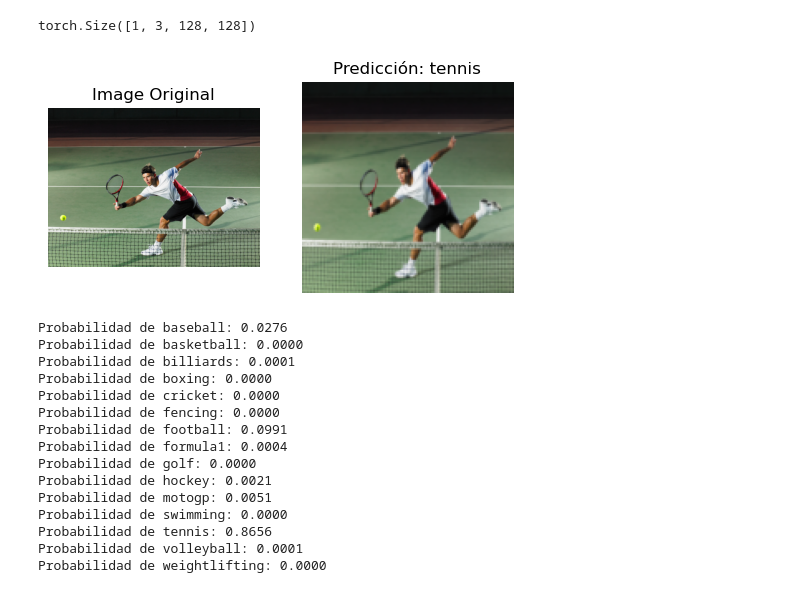
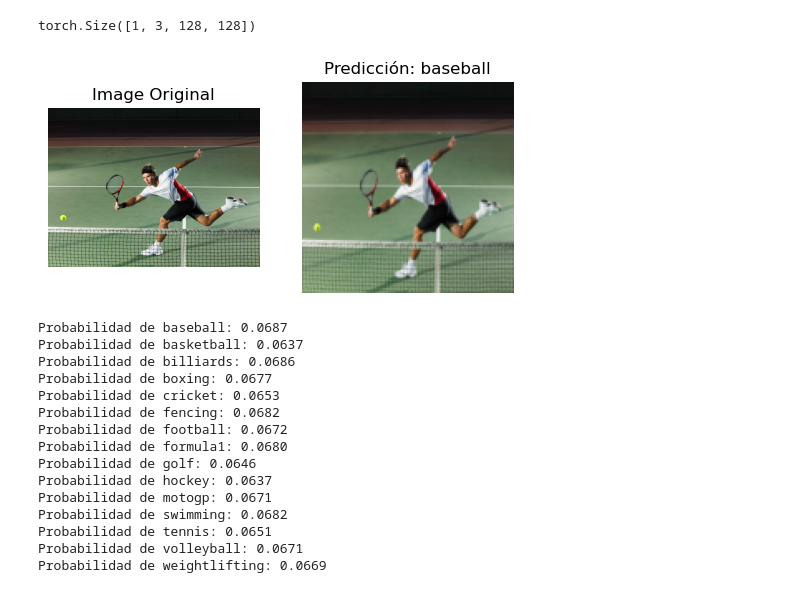
Before and after one commit to marcanii/SIS421---2-23, a Jupyter notebook: Evaluations/DefensaLab/01_clasificacion_frontscratsh.ipynb, the cells around one changed output. Saved outputs shown, nothing was run; the diff lists cells and outputs as text; code cells hidden in the pictures.

Commit message:
incorporando bloques de SENet (no mejoro, empeoro drasticamente)

```diff
--- a/Evaluations/DefensaLab/01_clasificacion_frontscratsh.ipynb
+++ b/Evaluations/DefensaLab/01_clasificacion_frontscratsh.ipynb
@@ -182,6 +199,44 @@ class BasicBlock(nn.Module):
         out = self.relu(out) # Aplicar la función de activación
         # La salida de la capa convolucional es la entrada de la siguiente capa convolucional
         return out
+
+class BasicBlockWithSE(nn.Module):
+    expansion = 1
+    def __init__(self, in_channels, out_channels, stride=1, reduction=16):
+        super(BasicBlockWithSE, self).__init__()
+        self.conv1 = nn.Conv2d(in_channels, out_channels, kernel_size=3, stride=stride, padding=1, bias=False)
+        self.bn1 = nn.BatchNorm2d(out_channels)
+        self.relu = nn.ReLU(inplace=True)
+        self.conv2 = nn.Conv2d(out_channels, out_channels, kernel_size=3, stride=1, padding=1, bias=False)
+        self.bn2 = nn.BatchNorm2d(out_channels)
+        self.se = SEBlock(out_channels * self.expansion, reduction=reduction)  # Agregar el bloque SENet
+
+        self.downsample = None
+        if stride != 1 or in_channels != out_channels * self.expansion:
+            self.downsample = nn.Sequential(
+                nn.Conv2d(in_channels, out_channels * self.expansion, kernel_size=1, stride=stride, bias=False),
+                nn.BatchNorm2d(out_channels * self.expansion)
+            )
+
+    def forward(self, x):
+        identity = x
+
+        out = self.conv1(x)
+        out = self.bn1(out)
+        out = self.relu(out)
+
+        out = self.conv2(out)
+        out = self.bn2(out)
+
+        # Aplicar el bloque SENet
+        out = self.se(out)
+
+        if self.downsample is not None:
+            identity = self.downsample(x)
+
+        out += identity
+        out = self.relu(out)
+        return out
 # %% [markdown]
 #### Modelo Principal
 
@@ -189,7 +244,7 @@ El modelo principal se encarga de realizar la clasificación de las imagenes, pa
 # %%
 # Definir la arquitectura de la red neuronal principal (ResNet)
 class Model_frontscratsh(nn.Module):
-    def __init__(self, block=BasicBlock, layers=[2, 2, 2, 2], num_classes=15):
+    def __init__(self, block=BasicBlockWithSE, layers=[2, 2, 2, 2], num_classes=15):
         super(Model_frontscratsh, self).__init__()
         self.in_channels = 64 # Número de canales de entrada
         # Capa convolucional inicial (7x7) con stride=2 y padding=3 para reducir el tamaño de la imagen
@@ -224,8 +279,10 @@ class Model_frontscratsh(nn.Module):
         x = self.bn1(x) # Aplicar la normalización por lotes
         x = self.relu(x) # Aplicar la función de activación
         x = self.maxpool(x) # Aplicar la capa de maxpooling
+        #print("dimension antes de la primera capa: ",x.shape)
 
         x = self.layer1(x) # Aplicar la capa residual 1
+        #print("dimension antes de la segunda capa: ",x.shape)
         x = self.layer2(x) # Aplicar la capa residual 2
         x = self.layer3(x) # Aplicar la capa residual 3
         x = self.layer4(x) # Aplicar la capa residual 4
@@ -382,48 +447,48 @@ torch.Size([1, 3, 128, 128])
 # %%
 # cargamos el modelo
 model = Model_frontscratsh()
-model.load_state_dict(torch.load('models/model_frontscratsh_v01_00.pth'))
+model.load_state_dict(torch.load('models/model_frontscratsh_v01_10.pth'))
 model.eval()
 
 with torch.no_grad():
     output = model(imagen_transformada)
 
 # Obtén las probabilidades de salida del modelo utilizando softmax
 probabilidades = torch.nn.functional.softmax(output, dim=1)[0]
 # Obtén la clase predicha
 _, clase_predicha = torch.max(probabilidades, 0)
 # Mapea el índice de la clase predicha al nombre de la clase
 classes = ('baseball', 'basketball', 'billiards', 'boxing', 'cricket', 'fencing', 'football', 'formula1',
                         'golf', 'hockey', 'motogp', 'swimming', 'tennis', 'volleyball', 'weightlifting')
 nombre_clase_predicha = classes[clase_predicha.item()]
 
 # Muestra la imagen con la clase predicha y la imagen original
 fig, (ax1, ax2) = plt.subplots(figsize=(6,9), ncols=2)
 ax1.imshow(img_orignal)
 ax1.set_title('Image Original')
 ax1.axis('off')
 ax2.imshow(imagen_transformada.squeeze(0).permute(1, 2, 0))  # Convierte el tensor a imagen y transpone los ejes
 ax2.set_title(f'Predicción: {nombre_clase_predicha}')
 ax2.axis('off')
 plt.show()
 
 # Muestra las probabilidades de cada clase
 for i, clase in enumerate(classes):
     print(f'Probabilidad de {clase}: {probabilidades[i].item():.4f}')
 # %% [output]
-[figure, old version]
+[figure, new version]
-Probabilidad de baseball: 0.0276
-Probabilidad de basketball: 0.0000
-Probabilidad de billiards: 0.0001
-Probabilidad de boxing: 0.0000
-Probabilidad de cricket: 0.0000
-Probabilidad de fencing: 0.0000
-Probabilidad de football: 0.0991
-Probabilidad de formula1: 0.0004
-Probabilidad de golf: 0.0000
-Probabilidad de hockey: 0.0021
-Probabilidad de motogp: 0.0051
-Probabilidad de swimming: 0.0000
-Probabilidad de tennis: 0.8656
-Probabilidad de volleyball: 0.0001
-Probabilidad de weightlifting: 0.0000
+Probabilidad de baseball: 0.0687
+Probabilidad de basketball: 0.0637
+Probabilidad de billiards: 0.0686
+Probabilidad de boxing: 0.0677
+Probabilidad de cricket: 0.0653
+Probabilidad de fencing: 0.0682
+Probabilidad de football: 0.0672
+Probabilidad de formula1: 0.0680
+Probabilidad de golf: 0.0646
+Probabilidad de hockey: 0.0637
+Probabilidad de motogp: 0.0671
+Probabilidad de swimming: 0.0682
+Probabilidad de tennis: 0.0651
+Probabilidad de volleyball: 0.0671
+Probabilidad de weightlifting: 0.0669
```
Also changed, not shown: parts of 9 cells of this notebook.
